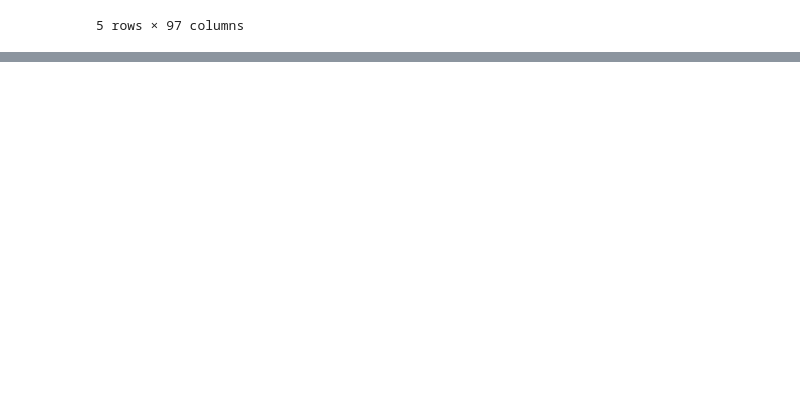
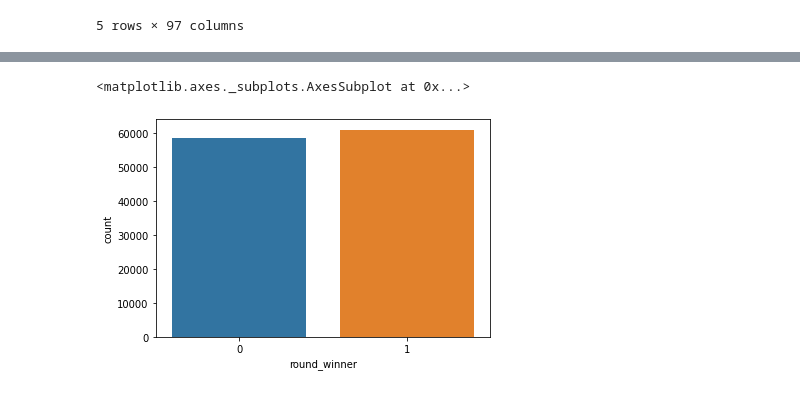
Before and after one commit to brunofaria27/machine-learning-pratical, a Jupyter notebook: csgo_prediction_winner_round.ipynb, the cells around one changed output, grey strips where cells are left out. Cells and saved outputs as stored; diff of their text form; code cells hidden in the pictures; blank space fills up the shorter version.

```diff
--- a/csgo_prediction_winner_round.ipynb
+++ b/csgo_prediction_winner_round.ipynb
@@ -155,0 +188,5 @@ weighted avg       0.81      0.81      0.81     97928
+# %%
+sns.countplot(y)
+# %% [output]
+<matplotlib.axes._subplots.AxesSubplot at 0x...>
+[figure, added]
```
Also changed, not shown: parts of 26 cells of this notebook.
